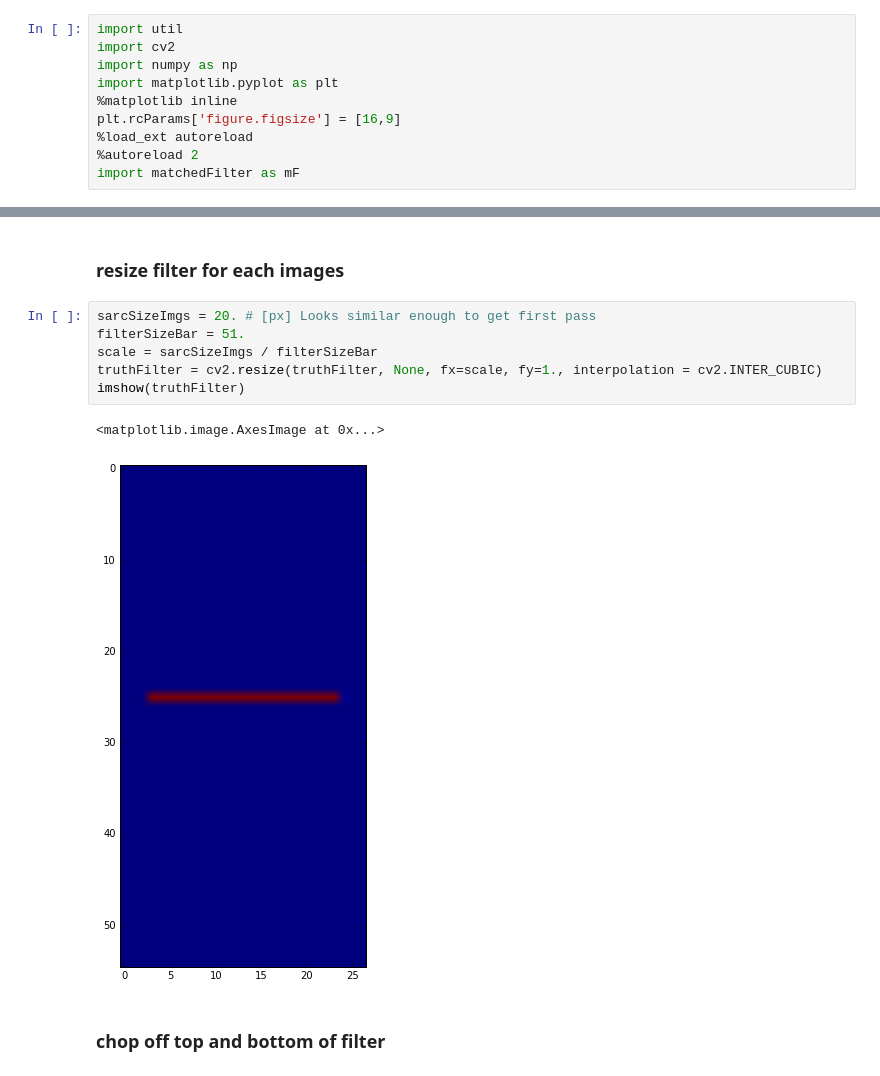
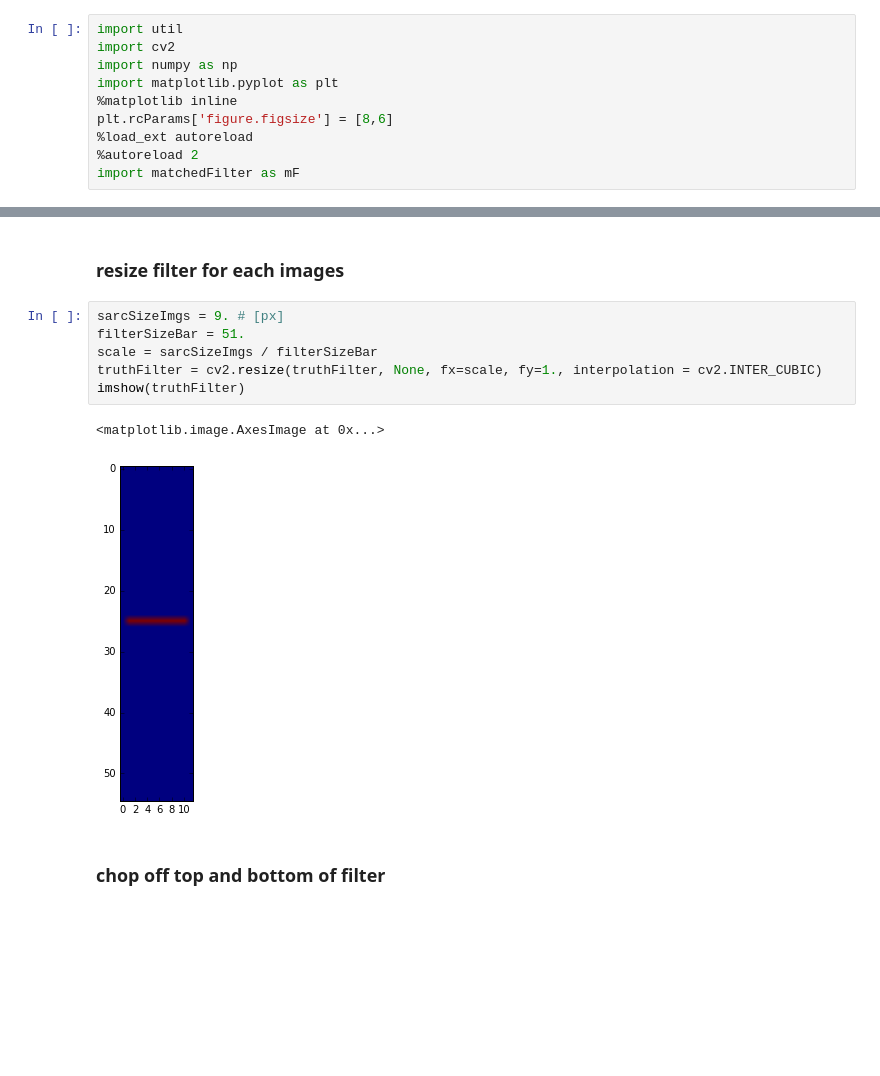
Before and after one commit to huskeypm/sparkdetection, a Jupyter notebook: mach/myocyte_filter_statistics.ipynb, the cells around one changed output, grey strips where cells are left out. Drawn from its saved outputs; the diff is of its cells as text; blank space fills up the shorter version.

```diff
--- a/mach/myocyte_filter_statistics.ipynb
+++ b/mach/myocyte_filter_statistics.ipynb
@@ -6,7 +6,7 @@ import cv2
 import numpy as np
 import matplotlib.pyplot as plt
 %matplotlib inline
-plt.rcParams['figure.figsize'] = [16,9]
+plt.rcParams['figure.figsize'] = [8,6]
 %load_ext autoreload
 %autoreload 2
 import matchedFilter as mF
@@ -46,14 +290,14 @@ plt.colorbar()
 # %% [markdown]
 ### resize filter for each images
 # %%
-sarcSizeImgs = 20. # [px] Looks similar enough to get first pass
+sarcSizeImgs = 9. # [px]
 filterSizeBar = 51.
 scale = sarcSizeImgs / filterSizeBar
 truthFilter = cv2.resize(truthFilter, None, fx=scale, fy=1., interpolation = cv2.INTER_CUBIC)
 imshow(truthFilter)
 # %% [output]
 <matplotlib.image.AxesImage at 0x...>
-[figure, old version]
+[figure, new version]
 # %% [markdown]
 ### chop off top and bottom of filter
 # %%
```
Also changed, not shown: parts of 41 cells of this notebook, 2 other files.
